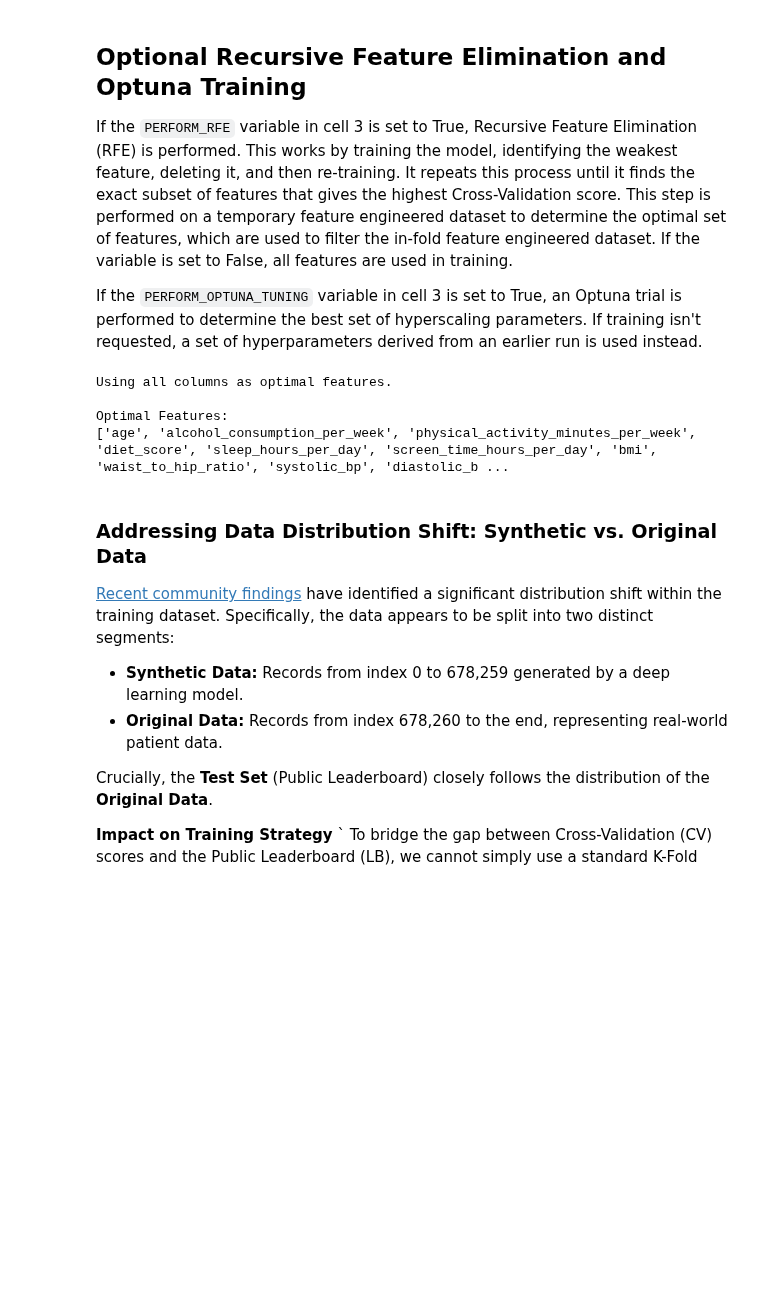
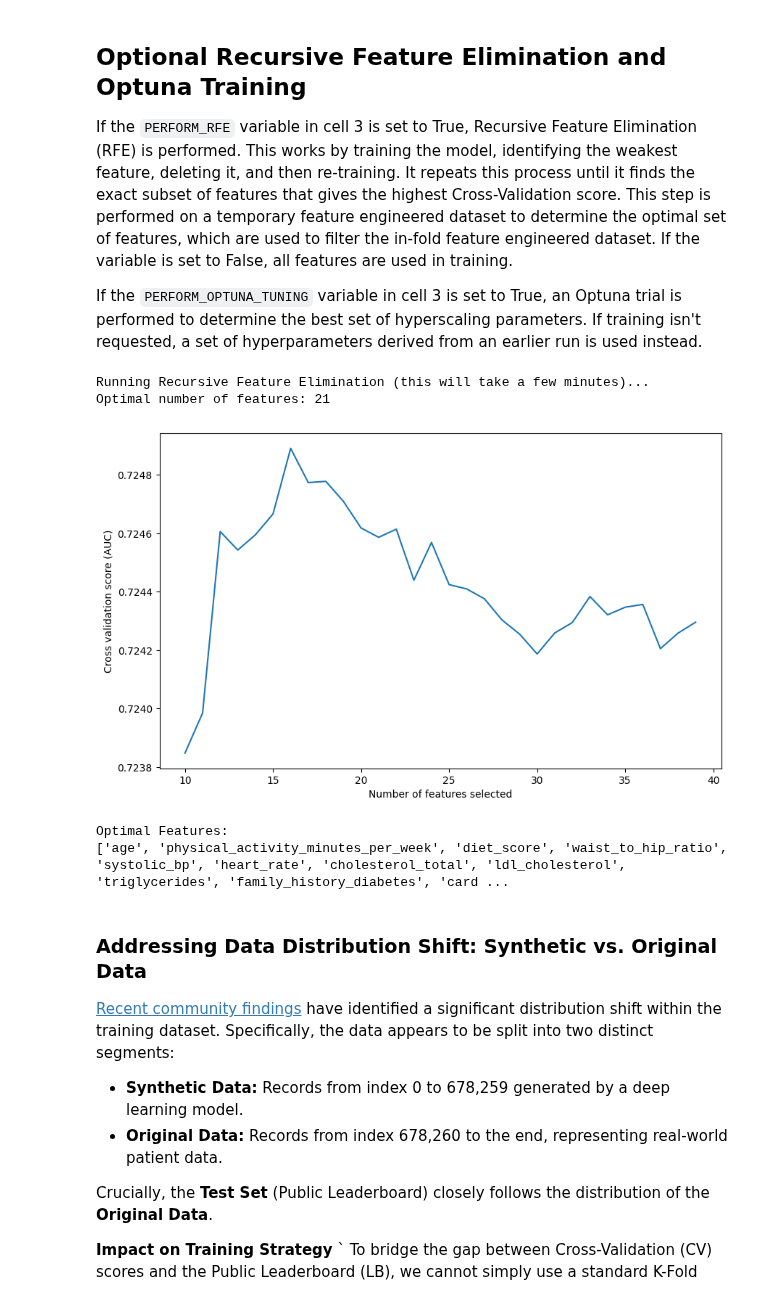
Before and after one commit to SteveTarter/kaggle-playground-series, a Jupyter notebook: 2025/s5e12/ps-s5e12-xgboost.ipynb, the cells around one changed output. Drawn from its saved outputs; the diff is of its cells as text; code cells hidden in the pictures; blank space fills up the shorter version.

```diff
--- a/2025/s5e12/ps-s5e12-xgboost.ipynb
+++ b/2025/s5e12/ps-s5e12-xgboost.ipynb
@@ -216,45 +219,69 @@ if PERFORM_RFE:
     # min_features_to_select=10: Don't go below 10 features
     rfecv = RFECV(
         estimator=clf,
-        step=0.05,
+        step=1,
         cv=StratifiedKFold(n_splits=3, shuffle=True, random_state=seed),
         scoring='roc_auc',
-        min_features_to_select=10,
+        min_features_to_select=15,
         n_jobs=n_jobs,
         verbose=0
     )
 
-    print('Running Recursive Feature Elimination (this may take 2-3 minutes)...')
+    print('Running Recursive Feature Elimination (this will take a few minutes)...')
     rfecv.fit(X_rfe, y)
 
     # Results
     print(f'Optimal number of features: {rfecv.n_features_}')
 
     # Plot Performance vs Number of Features
     # Note: usage of cv_results_ depends on sklearn version, this is for recent versions
     n_scores = len(rfecv.cv_results_['mean_test_score'])
     plt.figure(figsize=(10, 6))
     plt.xlabel('Number of features selected')
     plt.ylabel('Cross validation score (AUC)')
     plt.plot(
         range(10, 10 + n_scores),
         rfecv.cv_results_['mean_test_score']
     )
     plt.show()
 
     # Save the selected features for the next step
     optimal_cols = X_rfe.columns[rfecv.support_]
 else:
-    print('Using all columns as optimal features.')
-    optimal_cols = X_rfe.columns
+    print('Using columns from a previous RFE as optimal features.')
+    optimal_cols = pd.Index([
+        'age',
+        'physical_activity_minutes_per_week',
+        'diet_score',
+        'waist_to_hip_ratio',
+        'systolic_bp',
+        'heart_rate',
+        'cholesterol_total',
+        'ldl_cholesterol',
+        'triglycerides',
+        'family_history_diabetes',
+        'cardiovascular_history',
+        'non_hdl_cholesterol',
+        'vai_proxy',
+        'lap_proxy',
+        'age_bmi_interaction',
+        'sedentary_ratio',
+        'cholesterol_risk_ratio',
+        'whr_bmi_product',
+        'triglycerides_log',
+        'age_decile',
+        'bmi_dev_from_cohort'
+    ])
+    X_rfe.columns
 
 print('\nOptimal Features:')
 print(optimal_cols.tolist())
 # %% [output]
-Using all columns as optimal features.
-
-Optimal Features:
-['age', 'alcohol_consumption_per_week', 'physical_activity_minutes_per_week', 'diet_score', 'sleep_hours_per_day', 'screen_time_hours_per_day', 'bmi', 'waist_to_hip_ratio', 'systolic_bp', 'diastolic_b ...
+Running Recursive Feature Elimination (this will take a few minutes)...
+Optimal number of features: 21
+[figure, added]
+Optimal Features:
+['age', 'physical_activity_minutes_per_week', 'diet_score', 'waist_to_hip_ratio', 'systolic_bp', 'heart_rate', 'cholesterol_total', 'ldl_cholesterol', 'triglycerides', 'family_history_diabetes', 'card ...
 # %% [markdown]
 ### Addressing Data Distribution Shift: Synthetic vs. Original Data
 
```
Also changed, not shown: parts of 9 cells of this notebook, 10 other files.
